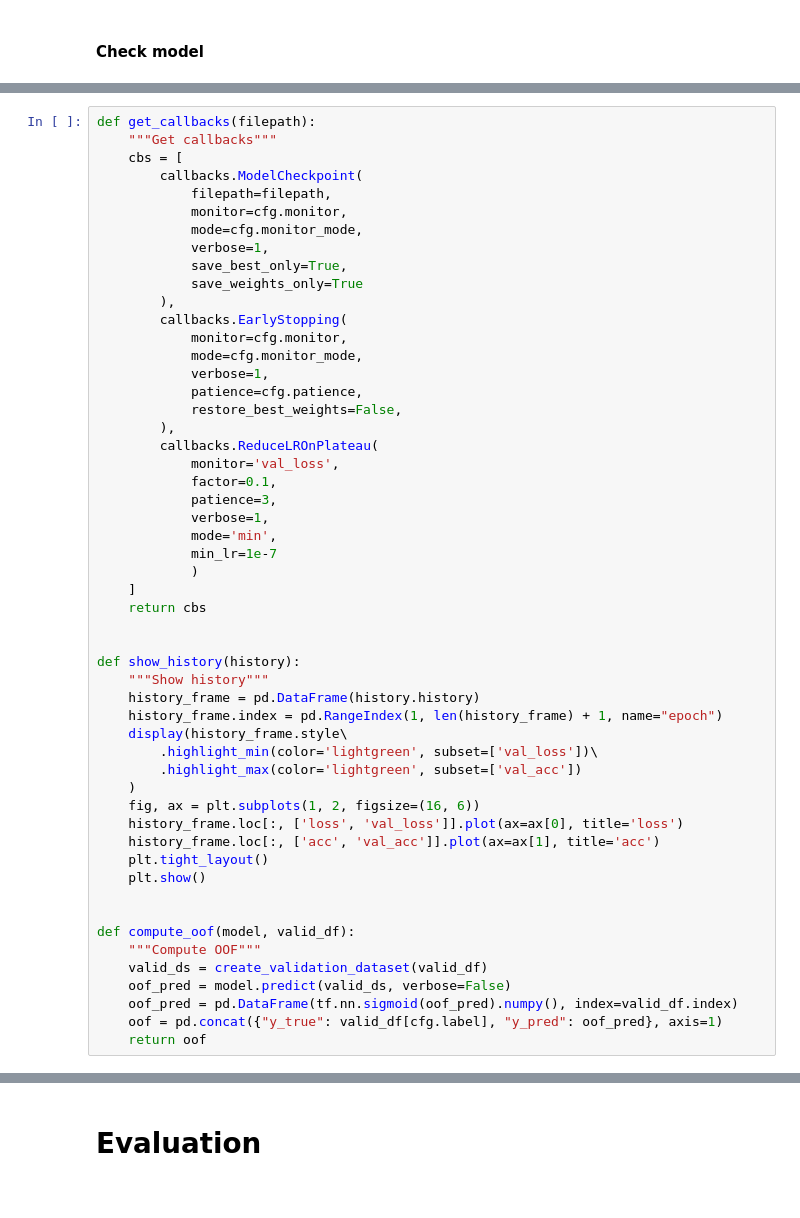
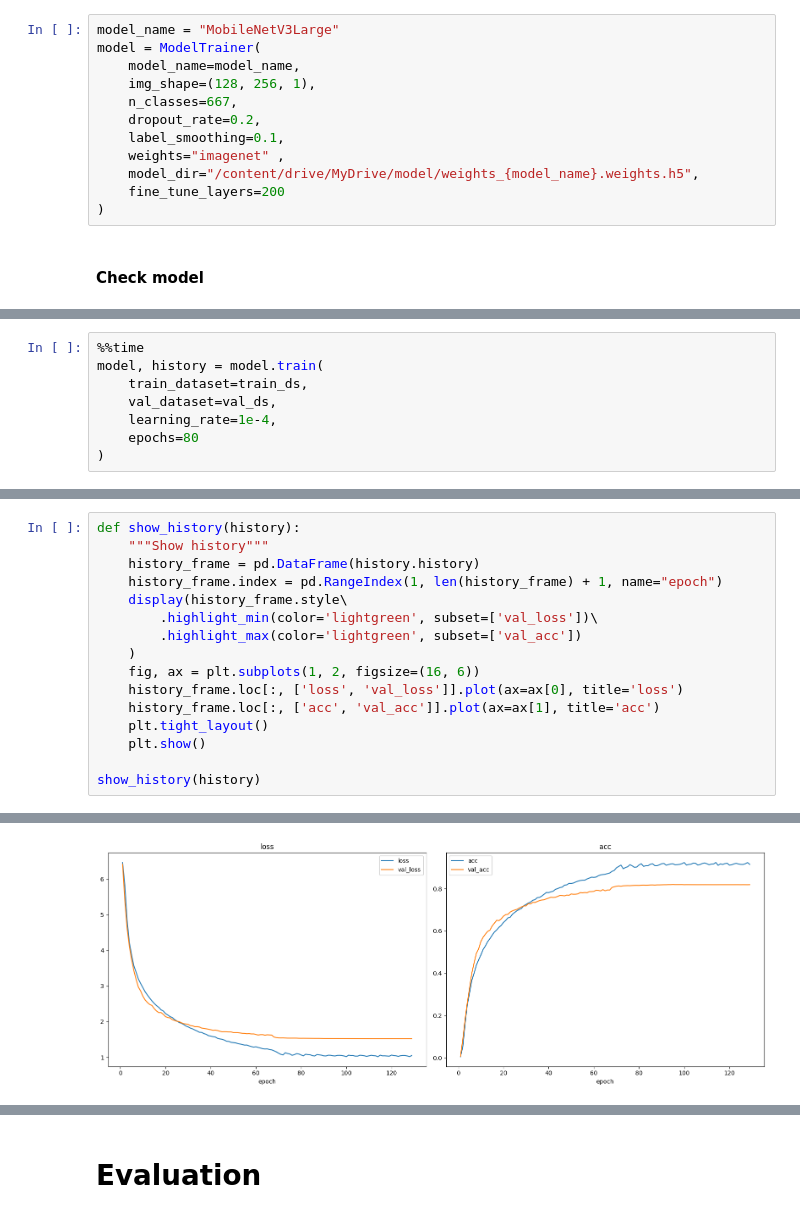
Before and after one commit to camiloacp/The-Evolutionary-Structure-of-Acoustic-Learnability-A-Deep-Learning-Approach-to-Neotropical-Birdsong, a Jupyter notebook: notebooks/07_mobilenet_v3.ipynb, the cells around one changed output, grey strips where cells are left out. Drawn from its saved outputs; the diff is of its cells as text.

Commit message:
feat: notebooks con modelos, se agrega el modulo model train y spectograms

```diff
--- a/notebooks/07_mobilenet_v3.ipynb
+++ b/notebooks/07_mobilenet_v3.ipynb
@@ -476,2 +127,14 @@ def create_model(lr, fine_tune_at=200):
+# %%
+model_name = "MobileNetV3Large"
+model = ModelTrainer(
+    model_name=model_name,
+    img_shape=(128, 256, 1),
+    n_classes=667,
+    dropout_rate=0.2,
+    label_smoothing=0.1,
+    weights="imagenet" ,
+    model_dir="/content/drive/MyDrive/model/weights_{model_name}.weights.h5",
+    fine_tune_layers=200
+)
 # %% [markdown]
 #### Check model
@@ -530,0 +151,8 @@ dev_model.evaluate(dev_ds.take(1), return_dict=True)
+# %%
+%%time
+model, history = model.train(
+    train_dataset=train_ds,
+    val_dataset=val_ds,
+    learning_rate=1e-4,
+    epochs=80
+)
@@ -531,34 +177,4 @@ dev_model.evaluate(dev_ds.take(1), return_dict=True)
 # %%
-def get_callbacks(filepath):
-    """Get callbacks"""
-    cbs = [
-        callbacks.ModelCheckpoint(
-            filepath=filepath,
-            monitor=cfg.monitor,
-            mode=cfg.monitor_mode,
-            verbose=1,
-            save_best_only=True,
-            save_weights_only=True
-        ),
-        callbacks.EarlyStopping(
-            monitor=cfg.monitor,
-            mode=cfg.monitor_mode,
-            verbose=1,
-            patience=cfg.patience,
-            restore_best_weights=False,
-        ),
-        callbacks.ReduceLROnPlateau(
-            monitor='val_loss',
-            factor=0.1,
-            patience=3,
-            verbose=1,
-            mode='min',
-            min_lr=1e-7
-            )
-    ]
-    return cbs
-
-
 def show_history(history):
     """Show history"""
     history_frame = pd.DataFrame(history.history)
@@ -573,11 +189,5 @@ def show_history(history):
     plt.tight_layout()
     plt.show()
 
-
-def compute_oof(model, valid_df):
-    """Compute OOF"""
-    valid_ds = create_validation_dataset(valid_df)
-    oof_pred = model.predict(valid_ds, verbose=False)
-    oof_pred = pd.DataFrame(tf.nn.sigmoid(oof_pred).numpy(), index=valid_df.index)
-    oof = pd.concat({"y_true": valid_df[cfg.label], "y_pred": oof_pred}, axis=1)
-    return oof
+show_history(history)
+# %% [output]
@@ -583,0 +212 @@ def compute_oof(model, valid_df):
+[figure, added]
```
Also changed, not shown: parts of 49 cells of this notebook, 5 other files.
